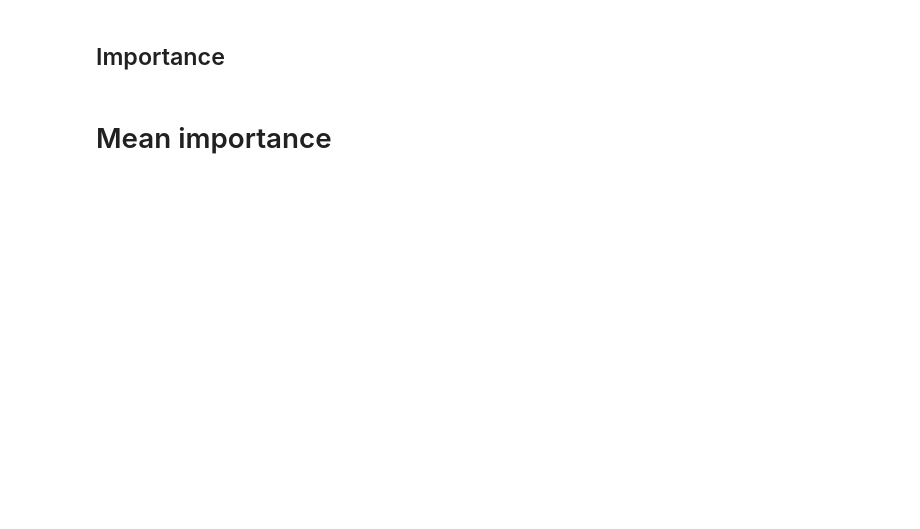
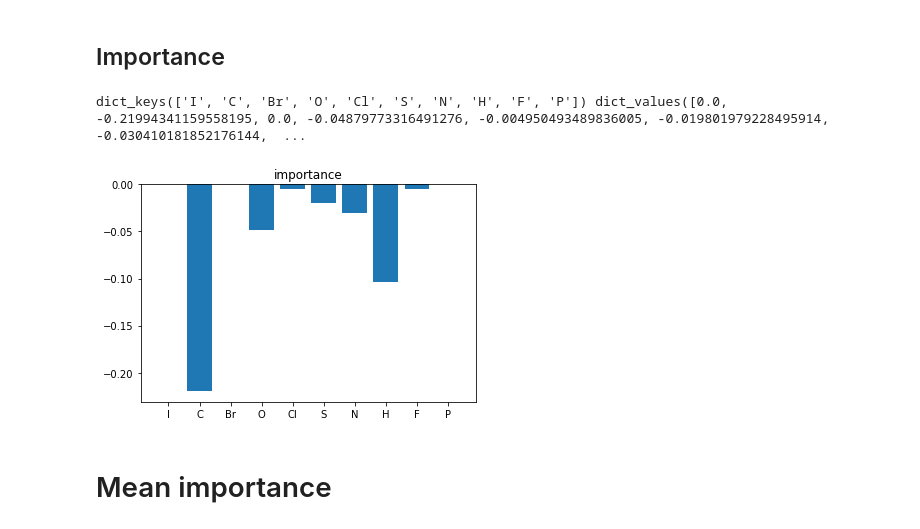
Before and after one commit to nostrumbiodiscovery/modtox, a Jupyter notebook: modtox/structural_alert/restart_version.ipynb, the cells around one changed output. Cells and saved outputs as stored; diff of their text form; code cells hidden in the pictures; blank space fills up the shorter version.

```diff
--- a/modtox/structural_alert/restart_version.ipynb
+++ b/modtox/structural_alert/restart_version.ipynb
@@ -972,3 +1226,13 @@ plt.bar(importances_dict.keys(), (importances_dict.values()))
+# %%
+print(importances_dict.keys(), importances_dict.values())
+%matplotlib inline
+plt.bar(importances_dict.keys(), (importances_dict.values()))
+plt.title('importance')
+plt.savefig('importance_1_1.png')
+plt.show()
+# %% [output]
+dict_keys(['I', 'C', 'Br', 'O', 'Cl', 'S', 'N', 'H', 'F', 'P']) dict_values([0.0, -0.21994341159558195, 0.0, -0.04879773316491276, -0.004950493489836005, -0.019801979228495914, -0.030410181852176144,  ...
+[figure, added]
 # %% [markdown]
 # Mean importance
 # %%
```
Also changed, not shown: parts of 55 cells of this notebook.
